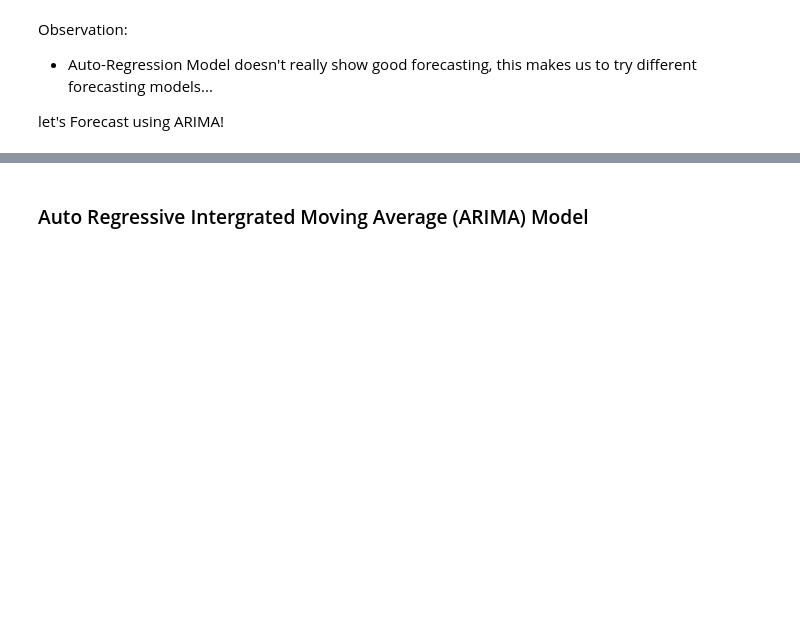
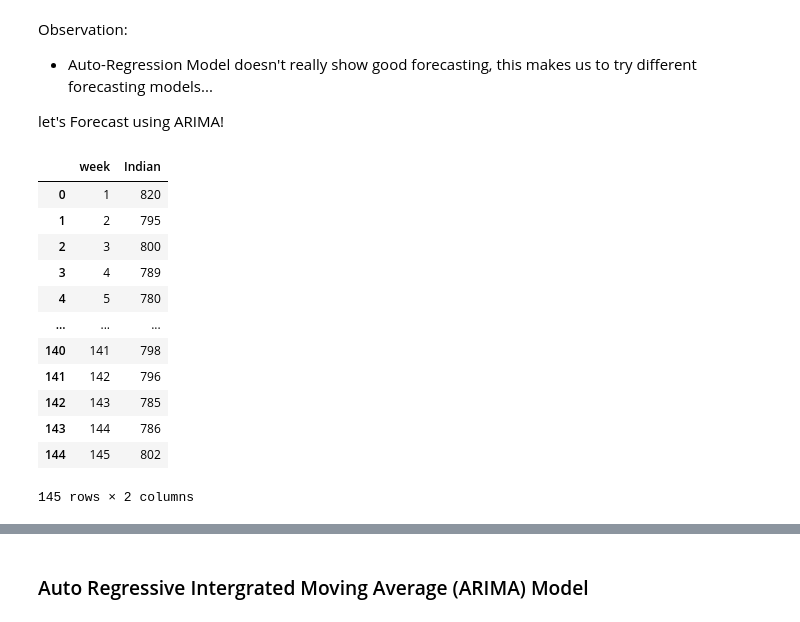
Before and after one commit to karnavivek/Food-Demand-Forecasting, a Jupyter notebook: Food Demand/main_fd.ipynb, the cells around one changed output, grey strips where cells are left out. Cells and saved outputs as stored; diff of their text form; code cells hidden in the pictures; blank space fills up the shorter version.

```diff
--- a/Food Demand/main_fd.ipynb
+++ b/Food Demand/main_fd.ipynb
@@ -577,3 +577,19 @@ Observation:<br>
 - Auto-Regression Model doesn't really show good forecasting, this makes us to try different forecasting models...
 
 let's Forecast using ARIMA!
+# %%
+indian_weekly_demand
+# %% [output]
+|  | week | Indian |
+| 0 | 1 | 820 |
+| 1 | 2 | 795 |
+| 2 | 3 | 800 |
+| 3 | 4 | 789 |
+| 4 | 5 | 780 |
+| ... | ... | ... |
+| 140 | 141 | 798 |
+| 141 | 142 | 796 |
+| 142 | 143 | 785 |
+| 143 | 144 | 786 |
+| 144 | 145 | 802 |
+145 rows × 2 columns
```
Also changed, not shown: parts of 4 cells of this notebook, 1 other file.
